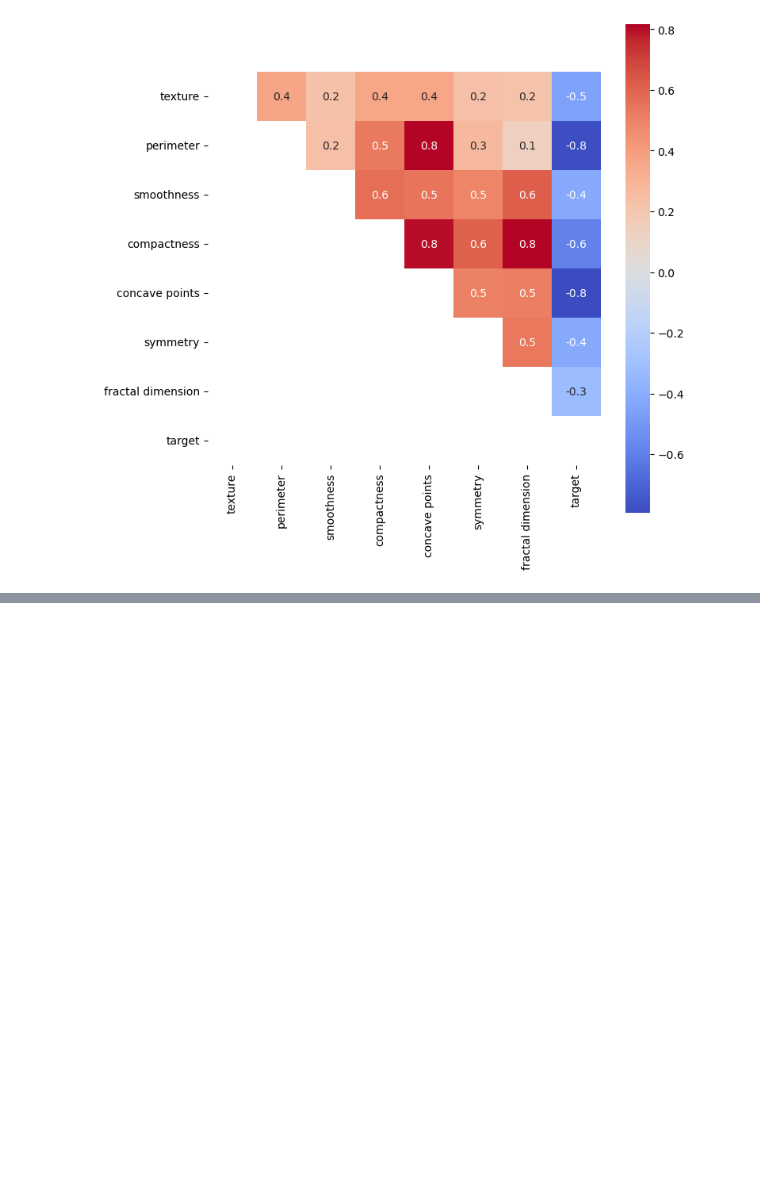
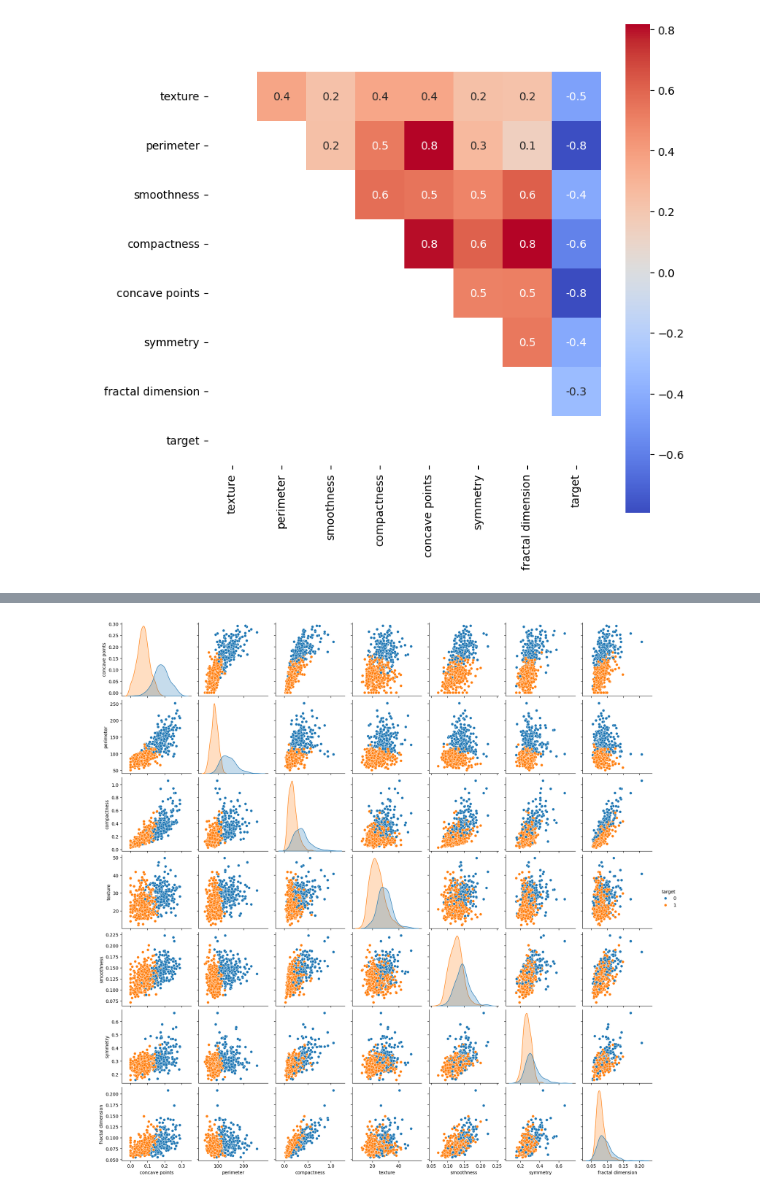
Before and after one commit to shahramsamar/ML-AI, a Jupyter notebook: ML/Breast Cancer Data Set-6/breast-cancer.ipynb, the cells around one changed output, grey strips where cells are left out. Cells and saved outputs as stored; diff of their text form; code cells hidden in the pictures; blank space fills up the shorter version.

```diff
--- a/ML/Breast Cancer Data Set-6/breast-cancer.ipynb
+++ b/ML/Breast Cancer Data Set-6/breast-cancer.ipynb
@@ -224,0 +327,6 @@ plt.show()
+# %%
+dfs = df[feature_sort + ['target']]
+sns.pairplot(dfs, hue='target')
+plt.show()
+# %% [output]
+[figure, added]
```
Also changed, not shown: parts of 11 cells of this notebook.
